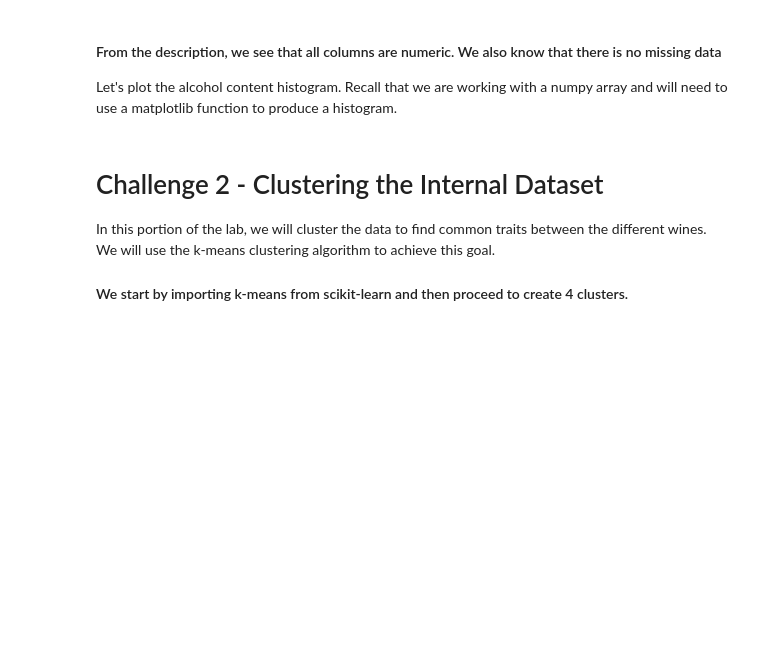
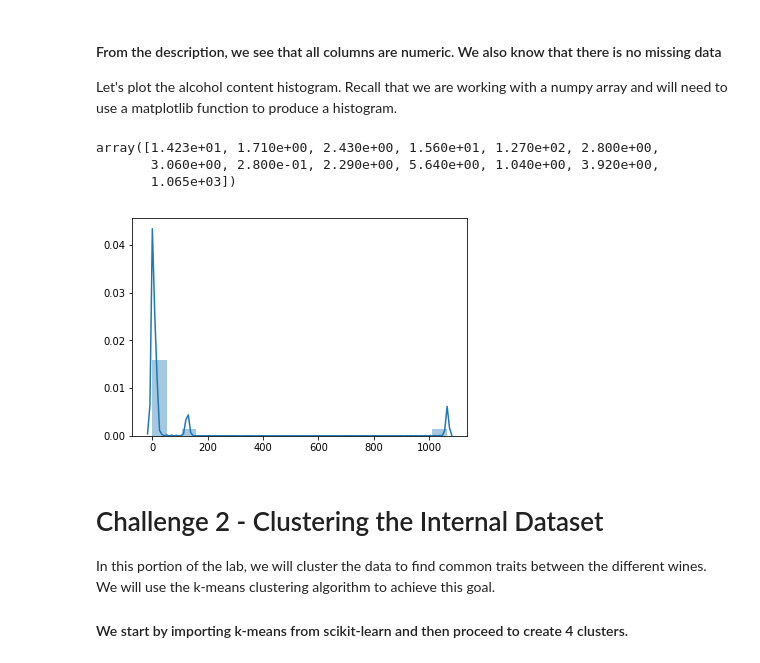
Before and after one commit to ta-datapt-bcn/lab-unsupervised-learning-and-sklearn, a Jupyter notebook: your-code/main.ipynb, the cells around one changed output. Cells and saved outputs as stored; diff of their text form; code cells hidden in the pictures; blank space fills up the shorter version.

```diff
--- a/your-code/main.ipynb
+++ b/your-code/main.ipynb
@@ -17,6 +30,7 @@ from sklearn.datasets import load_wine
 In the cell below, use the `load_wine` function and assign the wine dataset to a variable called `wine`.
 # %%
 # Your code here:
+wine = load_wine()
 # %% [markdown]
 In the next step, list the keys of the variable `wine` to examine its contents. Note that the `load_wine` function does not return dataframes. It returns you a Python dictionary.
 # %%
@@ -42,3 +89,17 @@ Let's plot the alcohol content histogram. Recall that we are working with a nump
+# %%
+X = wine.data
+y = wine.target
+# %%
+X[0]
+# %% [output]
+array([1.423e+01, 1.710e+00, 2.430e+00, 1.560e+01, 1.270e+02, 2.800e+00,
+       3.060e+00, 2.800e-01, 2.290e+00, 5.640e+00, 1.040e+00, 3.920e+00,
+       1.065e+03])
+# %%
+sns.distplot(X[0], bins=20)
+plt.show()
+# %% [output]
+[figure, added]
 # %% [markdown]
 # Challenge 2 - Clustering the Internal Dataset
 
```
Also changed, not shown: parts of 59 cells of this notebook.
